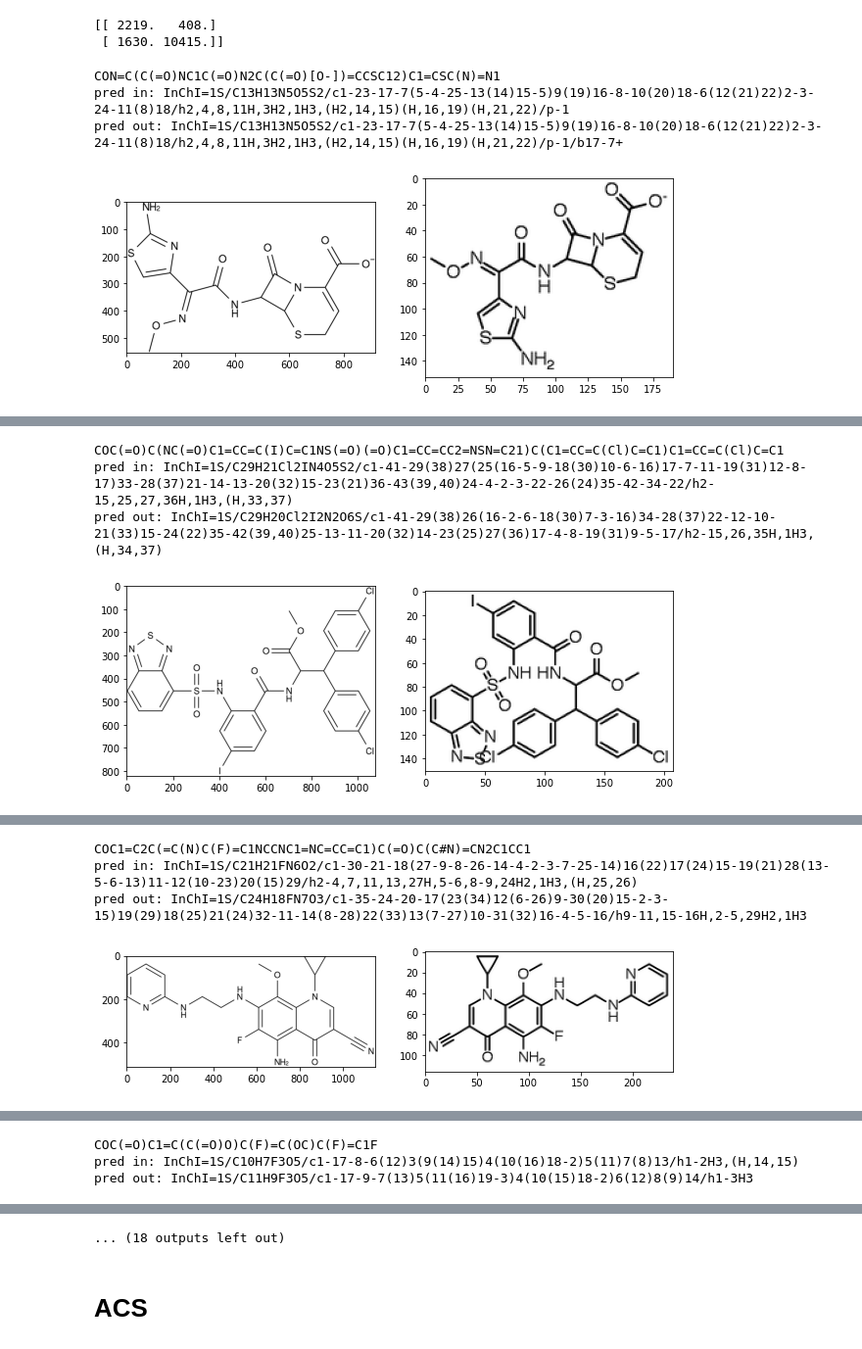
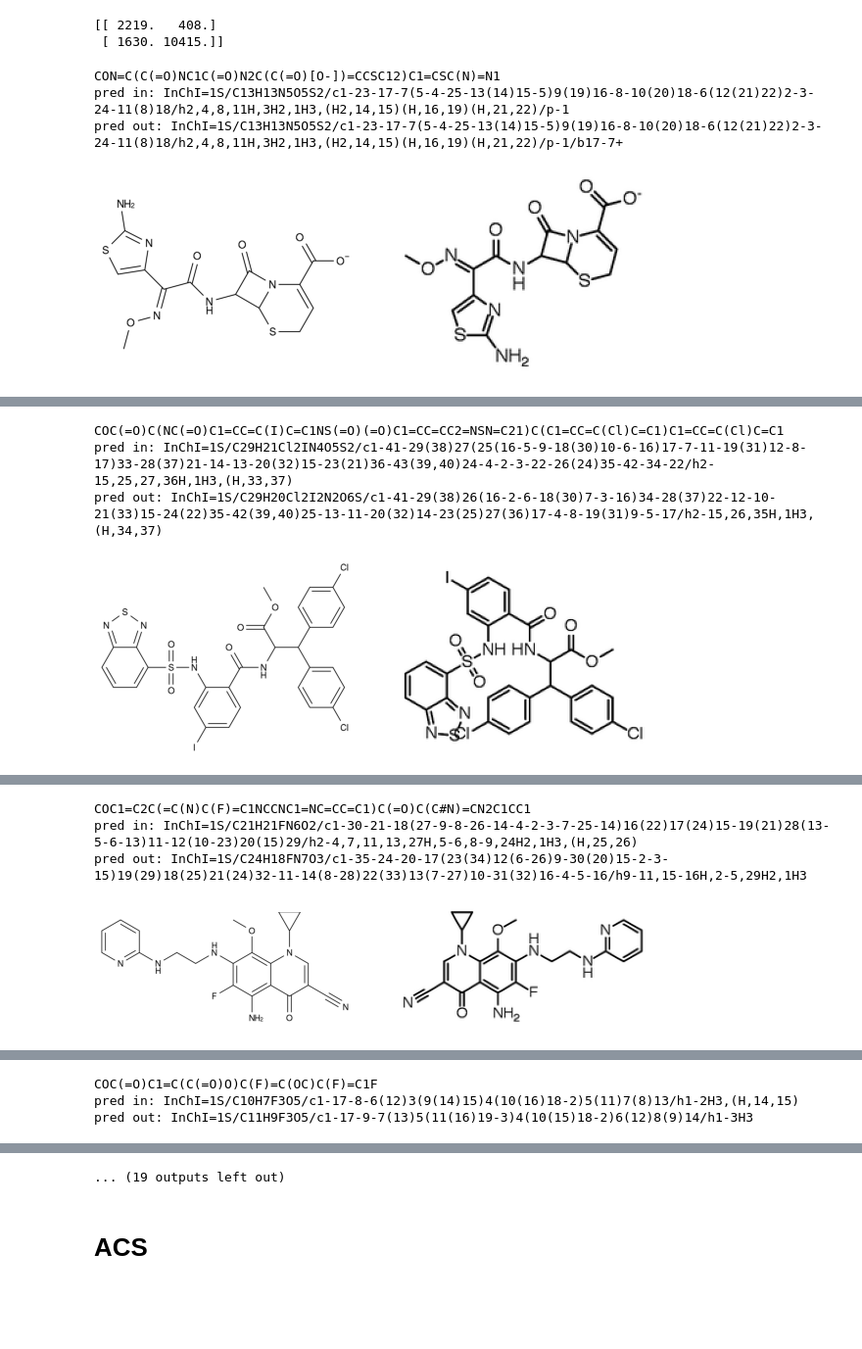
Before and after one commit to thomas0809/MolScribe, a Jupyter notebook: notebook/domain_adapt_error_analysis.ipynb, the cells around one changed output, grey strips where cells are left out. Shown at 98% size. Cells and saved outputs as stored; diff of their text form; code cells hidden in the pictures; blank space fills up the shorter version.

```diff
--- a/notebook/domain_adapt_error_analysis.ipynb
+++ b/notebook/domain_adapt_error_analysis.ipynb
@@ -41,45 +41,47 @@ from rdkit.Chem import Draw
 from IPython.display import SVG
 
 BASE = '../'
 
 cnt = 0
 for i, row in data.iterrows():
     if exact_match_in[i] and not exact_match_out[i]:
         cnt += 1
         print(row['SMILES'])
         pred_smiles_in = pred_in.loc[i,'SMILES']
         pred_smiles_out = pred_out.loc[i,'SMILES']
         print('pred in:', pred_in.loc[i,'SMILES_InChI'])
         print('pred out:', pred_out.loc[i,'SMILES_InChI'])
         image_in = cv2.imread(BASE + row['file_path'])
         image_out = cv2.imread(BASE + data_out.loc[i,'file_path'])
         plt.figure(figsize=(10,5))
         plt.subplot(1,2,1)
+        plt.axis('off')
         plt.imshow(image_in)
         plt.subplot(1,2,2)
+        plt.axis('off')
         plt.imshow(image_out)
         plt.show()
         mol_in = Chem.MolFromSmiles(pred_smiles_in)
         mol_out = Chem.MolFromSmiles(pred_smiles_out)
         img = Draw.MolsToGridImage([mol_in,mol_out], subImgSize=(300,300), molsPerRow=2, useSVG=True)
-        display(SVG(img))
+        display(img)
     if cnt == 10:
         break
 # %% [output]
 CON=C(C(=O)NC1C(=O)N2C(C(=O)[O-])=CCSC12)C1=CSC(N)=N1
 pred in: InChI=1S/C13H13N5O5S2/c1-23-17-7(5-4-25-13(14)15-5)9(19)16-8-10(20)18-6(12(21)22)2-3-24-11(8)18/h2,4,8,11H,3H2,1H3,(H2,14,15)(H,16,19)(H,21,22)/p-1
 pred out: InChI=1S/C13H13N5O5S2/c1-23-17-7(5-4-25-13(14)15-5)9(19)16-8-10(20)18-6(12(21)22)2-3-24-11(8)18/h2,4,8,11H,3H2,1H3,(H2,14,15)(H,16,19)(H,21,22)/p-1/b17-7+
-[figure, old version]
+[figure, new version]
 [drawing not drawn]
 COC(=O)C(NC(=O)C1=CC=C(I)C=C1NS(=O)(=O)C1=CC=CC2=NSN=C21)C(C1=CC=C(Cl)C=C1)C1=CC=C(Cl)C=C1
 pred in: InChI=1S/C29H21Cl2IN4O5S2/c1-41-29(38)27(25(16-5-9-18(30)10-6-16)17-7-11-19(31)12-8-17)33-28(37)21-14-13-20(32)15-23(21)36-43(39,40)24-4-2-3-22-26(24)35-42-34-22/h2-15,25,27,36H,1H3,(H,33,37)
 pred out: InChI=1S/C29H20Cl2I2N2O6S/c1-41-29(38)26(16-2-6-18(30)7-3-16)34-28(37)22-12-10-21(33)15-24(22)35-42(39,40)25-13-11-20(32)14-23(25)27(36)17-4-8-19(31)9-5-17/h2-15,26,35H,1H3,(H,34,37)
-[figure, old version]
+[figure, new version]
 [drawing not drawn]
 COC1=C2C(=C(N)C(F)=C1NCCNC1=NC=CC=C1)C(=O)C(C#N)=CN2C1CC1
 pred in: InChI=1S/C21H21FN6O2/c1-30-21-18(27-9-8-26-14-4-2-3-7-25-14)16(22)17(24)15-19(21)28(13-5-6-13)11-12(10-23)20(15)29/h2-4,7,11,13,27H,5-6,8-9,24H2,1H3,(H,25,26)
 pred out: InChI=1S/C24H18FN7O3/c1-35-24-20-17(23(34)12(6-26)9-30(20)15-2-3-15)19(29)18(25)21(24)32-11-14(8-28)22(33)13(7-27)10-31(32)16-4-5-16/h9-11,15-16H,2-5,29H2,1H3
-[figure, old version]
+[figure, new version]
 [drawing not drawn]
 COC(=O)C1=C(C(=O)O)C(F)=C(OC)C(F)=C1F
 pred in: InChI=1S/C10H7F3O5/c1-17-8-6(12)3(9(14)15)4(10(16)18-2)5(11)7(8)13/h1-2H3,(H,14,15)
@@ -88,5 +90,5 @@ pred out: InChI=1S/C11H9F3O5/c1-17-9-7(13)5(11(16)19-3)4(10(15)18-2)6(12)8(9)14/
 [drawing not drawn]
-... (18 outputs left out)
+... (19 outputs left out)
 # %% [markdown]
 # ACS
 # %%
```
Also changed, not shown: parts of 1 cell of this notebook, 7 other files.
